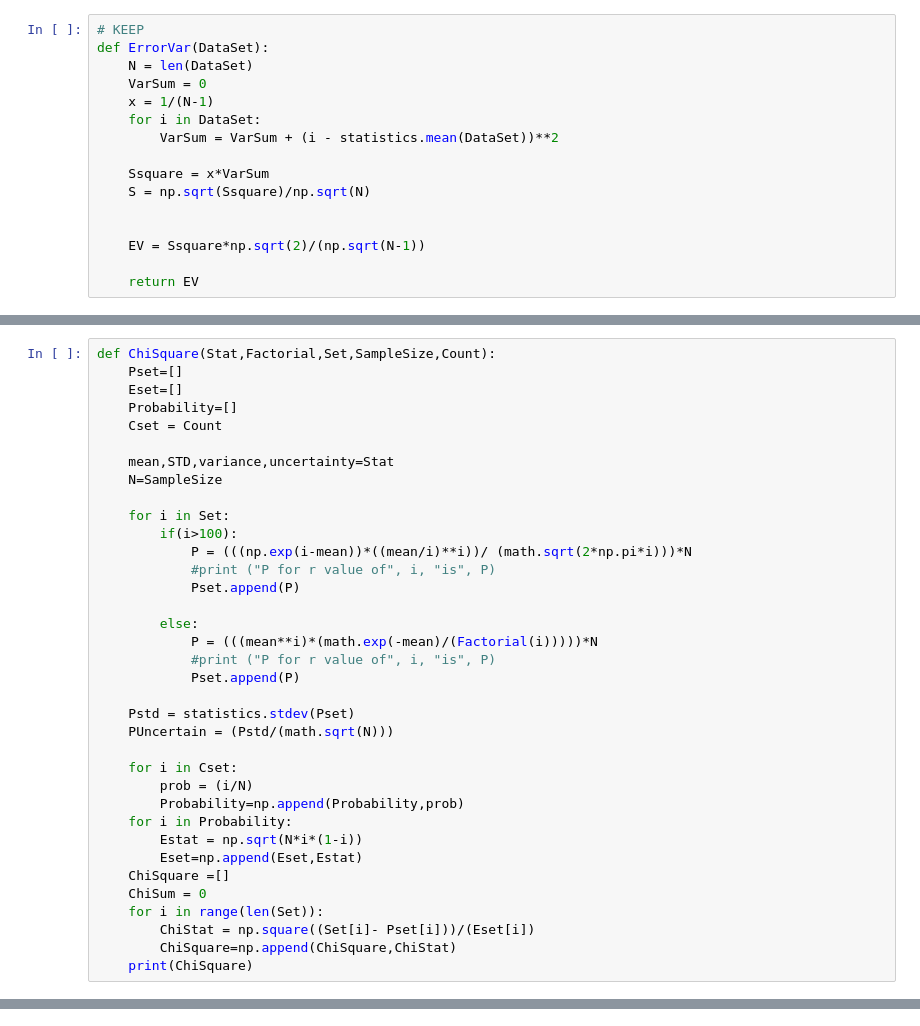
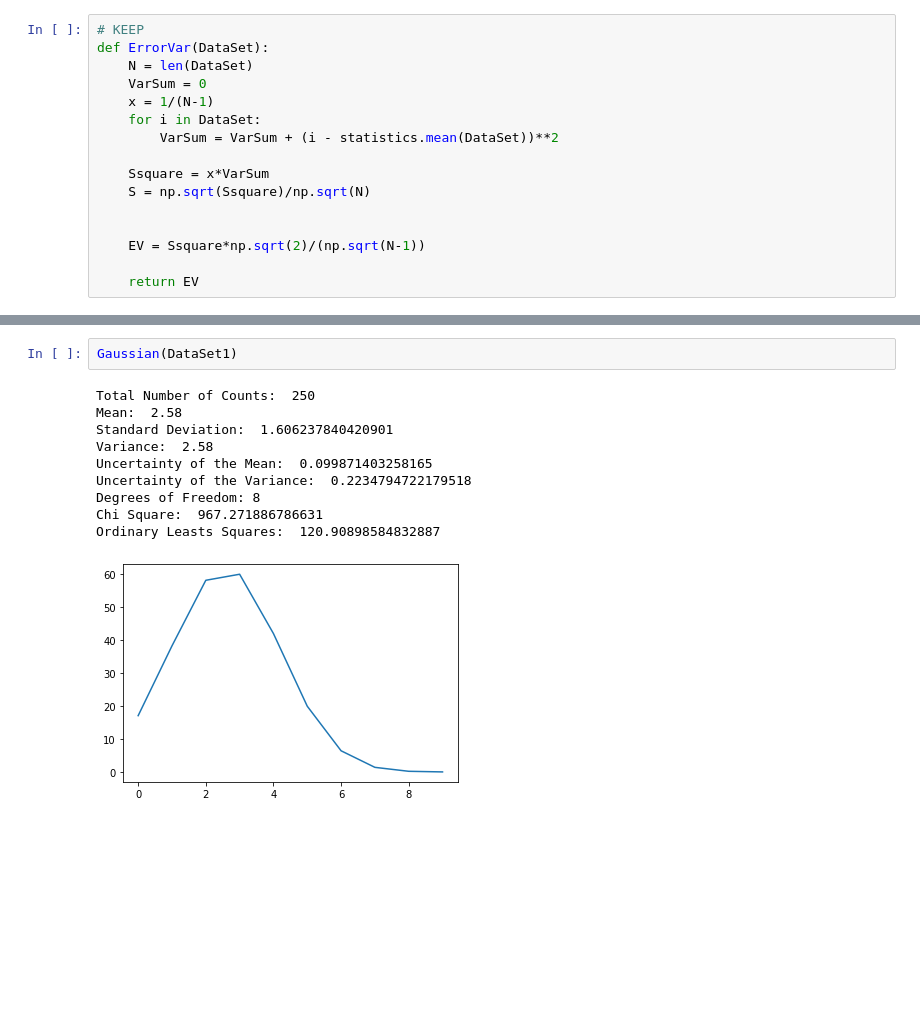
Before and after one commit to Raiziel/Experimental-Physics-Python-Projects, a Jupyter notebook: Poisson distribution.ipynb, the cells around one changed output, grey strips where cells are left out. Saved outputs shown, nothing was run; the diff lists cells and outputs as text; blank space fills up the shorter version.

```diff
--- a/Poisson distribution.ipynb
+++ b/Poisson distribution.ipynb
@@ -275,36 +329,0 @@ Uncertainty of the Variance:  0.11460116597551266
-# %%
-def ChiSquare(Stat,Factorial,Set,SampleSize,Count):
-    Pset=[]
-    Eset=[]
-    Probability=[]
-    Cset = Count
-
-    mean,STD,variance,uncertainty=Stat
-    N=SampleSize
-
-    for i in Set:
-        if(i>100):
-            P = (((np.exp(i-mean))*((mean/i)**i))/ (math.sqrt(2*np.pi*i)))*N
-            #print ("P for r value of", i, "is", P)
-            Pset.append(P)
-
-        else:
-            P = (((mean**i)*(math.exp(-mean)/(Factorial(i)))))*N
-            #print ("P for r value of", i, "is", P)
-            Pset.append(P)
-
-    Pstd = statistics.stdev(Pset)
-    PUncertain = (Pstd/(math.sqrt(N)))
-
-    for i in Cset:
-        prob = (i/N)
-        Probability=np.append(Probability,prob)
-    for i in Probability:
-        Estat = np.sqrt(N*i*(1-i))
-        Eset=np.append(Eset,Estat)
-    ChiSquare =[]
-    ChiSum = 0
-    for i in range(len(Set)):
-        ChiStat = np.square((Set[i]- Pset[i]))/(Eset[i])
-        ChiSquare=np.append(ChiSquare,ChiStat)
-    print(ChiSquare)
@@ -363,0 +381,13 @@ ChiSquare(Stat(DataSet4),Factorial,DataSet4,SampleSize(DataSet4),Count(DataSet4)
+# %%
+Gaussian(DataSet1)
+# %% [output]
+Total Number of Counts:  250
+Mean:  2.58
+Standard Deviation:  1.606237840420901
+Variance:  2.58
+Uncertainty of the Mean:  0.099871403258165
+Uncertainty of the Variance:  0.2234794722179518
+Degrees of Freedom: 8
+Chi Square:  967.271886786631
+Ordinary Leasts Squares:  120.90898584832887
+[figure, added]
```
Also changed, not shown: parts of 15 cells of this notebook.
